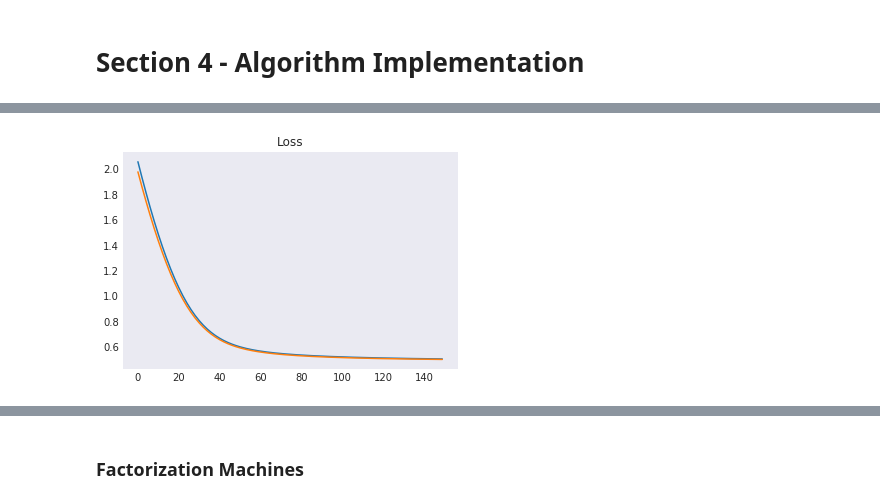
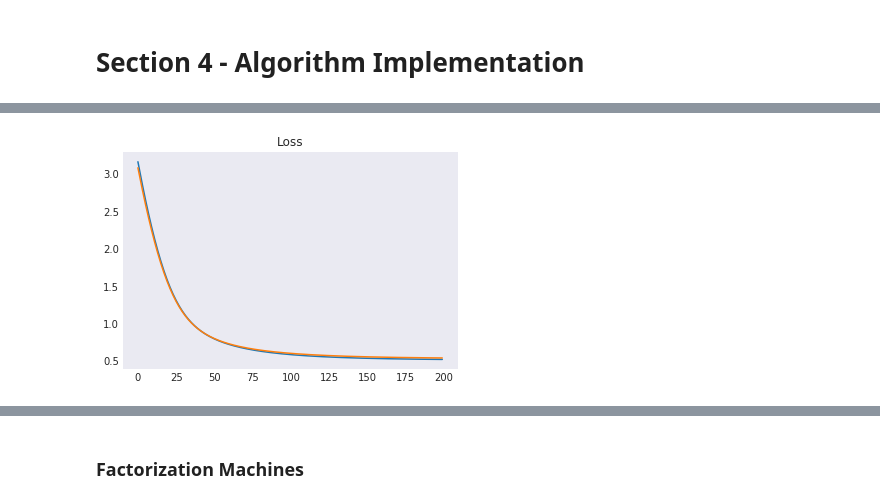
Before and after one commit to vnagapudi/W261_Final_Project, a Jupyter notebook: final_project_SID_LUCA.ipynb, the cells around one changed output, grey strips where cells are left out. Cells and saved outputs as stored; diff of their text form; code cells hidden in the pictures.

```diff
--- a/final_project_SID_LUCA.ipynb
+++ b/final_project_SID_LUCA.ipynb
@@ -731,0 +762,4 @@ for col in numerical_cols:
+# %%
+from pyspark.sql.functions import col
+for col_add in numerical_cols:
+    train_sample_EDA = train_sample_EDA.withColumn(col_add, col(col_add) + 1)
@@ -732,3 +768,7 @@ for col in numerical_cols:
+# %%
+from pyspark.sql.functions import log
+for col_log in numerical_cols:
+    train_sample_EDA = train_sample_EDA.withColumn(col_log, log(col_log))
 # %% [markdown]
 __Do we want to impute/discuss imputation of categorical variables here as well?__
 # %%
@@ -765,7 +788,6 @@ It should be noted here that we apply a log transformation (specifically `log(x+
 # %%
 #cache into rdd and apply log transformation
-#train_sample_red_RDD = train_sample_red.rdd.map(lambda x: (x[0], np.log(np.array(x[1:])+1))).cache()
-train_sample_red_RDD = train_sample_red.rdd.map(lambda x: (x[0], np.log(np.array(x[1:])+1))).cache()
+train_sample_red_RDD = train_sample_red.rdd.map(lambda x: (x[0], np.array(x[1:]))).cache()
 # %%
 def normalize(dataRDD):
     """
@@ -808,7 +830,7 @@ def LogLoss(dataRDD, W, regType = None, regParam=0.05):
     # compute loss
     loss = augmentedData.map(lambda x: x[1]*np.log(1 + np.exp(-np.dot(x[0], W))) + \
                              (1 - x[1])*(np.dot(x[0], W) + np.log(1 + np.exp(-np.dot(x[0], W))))).sum()\
-                            /augmentedData.count()
+                            /augmentedData.count() + reg_term
 
     return loss
 
@@ -834,7 +856,7 @@ def LogLoss_grad(dataRDD, W, regType = None, regParam=0.05):
     # compute loss
     loss = dataRDD.map(lambda x: x[1]*np.log(1 + np.exp(-np.dot(x[0], W))) + \
                              (1 - x[1])*(np.dot(x[0], W) + np.log(1 + np.exp(-np.dot(x[0], W))))).sum()\
-                            /dataRDD.count()
+                            /dataRDD.count() + reg_term
 
     return loss
 # %%
@@ -942,21 +964,21 @@ numb_features = len(train_sample_red.columns) - 1
 #define baseline model, add one parameter representing the intercept
 BASELINE = np.random.randn(numb_features + 1)
 # %%
-nSteps = 150
+nSteps = 200
 regType = 'ridge'
-regParam = 0.01
+regParam = 0.05
 learningRate = 0.1
 
 # run gradient descent
 train_loss, test_loss, model = GDUpdate(train, validation, BASELINE, nSteps, regType=regType,
                                         regParam=regParam, learningRate=learningRate, verbose = False)
 
 plt.plot(train_loss)
 plt.plot(test_loss)
 plt.title('Loss')
 plt.show()
 # %% [output]
-[figure, old version]
+[figure, new version]
 # %%
 # make predictions and compute metrics for treshProb = 0.5
 pred, ntp, ntn, nfp, nfn = makePrediction(validation, model[-1], 0.5)
```
Also changed, not shown: parts of 42 cells of this notebook.
